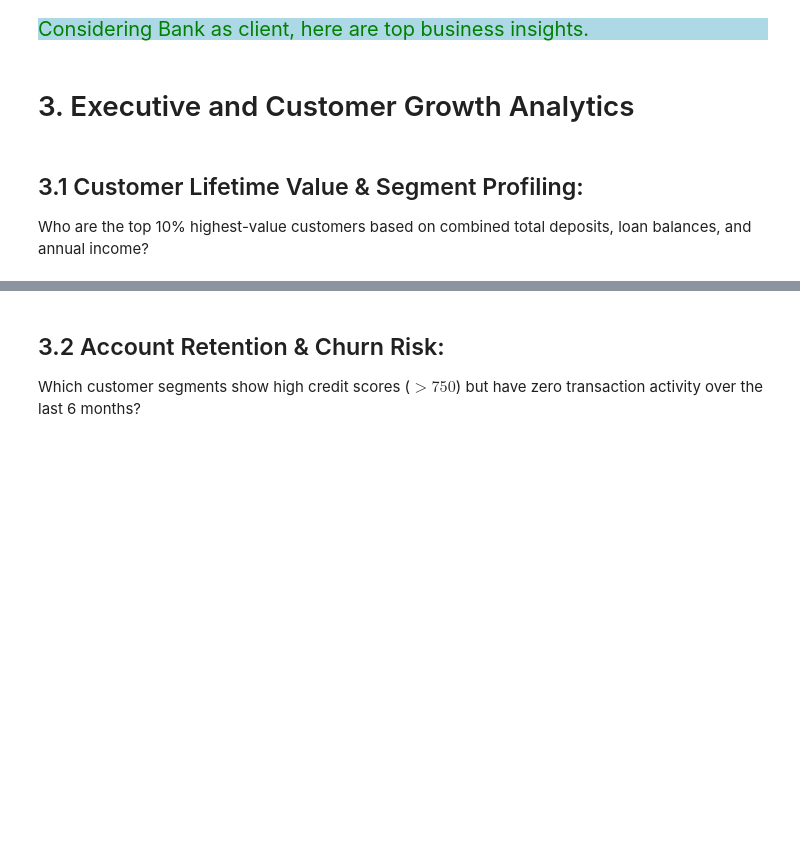
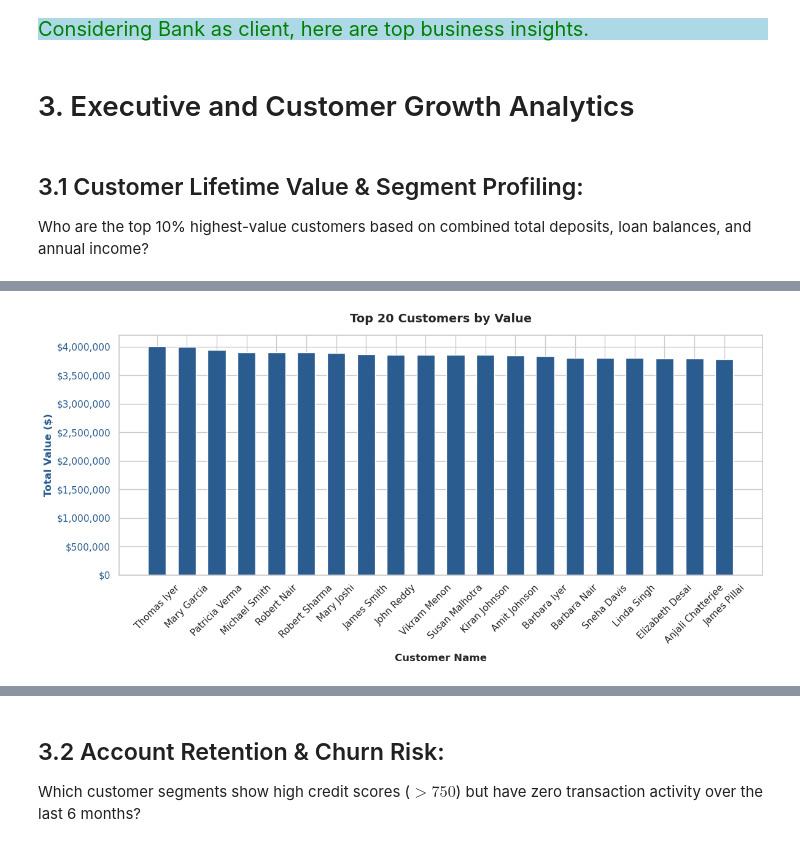
Before and after one commit to Kartika-Nidhi/Banking_Transaction_Analysis_SQL, a Jupyter notebook: BankingTransactions.ipynb, the cells around one changed output, grey strips where cells are left out. Drawn from its saved outputs; the diff is of its cells as text; code cells hidden in the pictures; blank space fills up the shorter version.

Commit message:
Customer analysis 1/3 completed

```diff
--- a/BankingTransactions.ipynb
+++ b/BankingTransactions.ipynb
@@ -259,0 +309,98 @@ Who are the top 10% highest-value customers based on combined total deposits, lo
+# %%
+sns.set_theme(style="whitegrid")
+plt.rcParams.update({"font.sans-serif": "DejaVu Sans", "font.size": 10})
+
+
+df = cus_value.sort_values(by="total_value", ascending=False).reset_index(
+    drop=True
+)
+
+# 1. Calculate Deciles
+df["decile"] = pd.qcut(df["total_value"], q=10, labels=list(range(10, 0, -1)))
+df["decile"] = df["decile"].astype(int)
+
+
+fig, ax1 = plt.subplots(figsize=(12, 6))
+
+top_20 = df.head(20).copy()
+
+# Primary Bar Chart
+bars = ax1.bar(
+    top_20["name"],
+    top_20["total_value"],
+    color="#2b5c8f",
+    width=0.6,
+    label="Total Value ($)",
+)
+ax1.set_xlabel("Customer Name", fontweight="bold", labelpad=10)
+ax1.set_ylabel("Total Value ($)", fontweight="bold", color="#2b5c8f")
+ax1.tick_params(axis="x", rotation=45)
+ax1.tick_params(axis="y", labelcolor="#2b5c8f")
+ax1.yaxis.set_major_formatter("${x:,.0f}")
+
+
+
+plt.title(
+    "Top 20 Customers by Value",
+    fontsize=14,
+    fontweight="bold",
+    pad=15,
+)
+fig.tight_layout()
+plt.show()
+
+
+# 2. Decile Aggregate Distribution (Top 10% vs Remaining 90%)
+decile_summary = (
+    df.groupby("decile")["total_value"]
+    .agg(["sum", "mean", "count"])
+    .reset_index()
+)
+decile_summary["val_pct"] = (
+    decile_summary["sum"] / decile_summary["sum"].sum()
+) * 100
+
+plt.figure(figsize=(10, 5))
+decile_colors = [
+    "#1b9e77" if d == 1 else "#cbd5e1" for d in decile_summary["decile"]
+]
+
+ax = sns.barplot(
+    data=decile_summary,
+    x="decile",
+    y="sum",
+    palette=decile_colors,
+    hue = 'decile',
+    legend = False,
+    dodge=False)
+
+
+for index, row in decile_summary.iterrows():
+  ax.text(
+      x=index,
+      y=row["sum"] + (decile_summary["sum"].max() * 0.02),
+      s=f"{row['val_pct']:.1f}%",
+      ha="center",
+      va="bottom",
+      fontweight="bold",
+      fontsize=9,
+  )
+
+plt.title(
+    "Decile Distribution: Revenue Share across 10% Customer Tiers",
+    fontsize=14,
+    fontweight="bold",
+    pad=15,
+)
+plt.xlabel(
+    "Decile Tier (1 = Top 10%, 10 = Bottom 10%)", fontweight="bold", labelpad=10
+)
+plt.ylabel("Combined Total Value ($)", fontweight="bold")
+plt.ylim(0, decile_summary["sum"].max() * 1.15)
+ax.yaxis.set_major_formatter("${x:,.0f}")
+
+sns.despine()
+plt.tight_layout()
+plt.show()
+# %% [output]
+[figure, added]
```
Also changed, not shown: parts of 3 cells of this notebook.
